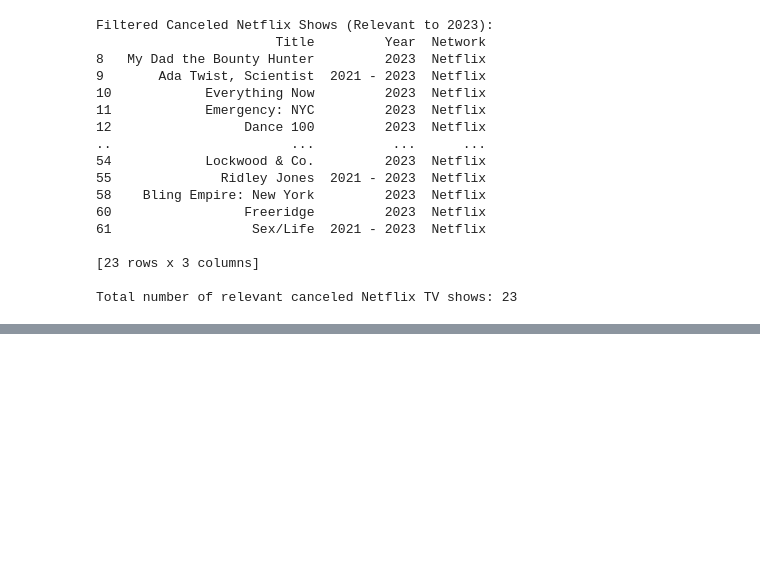
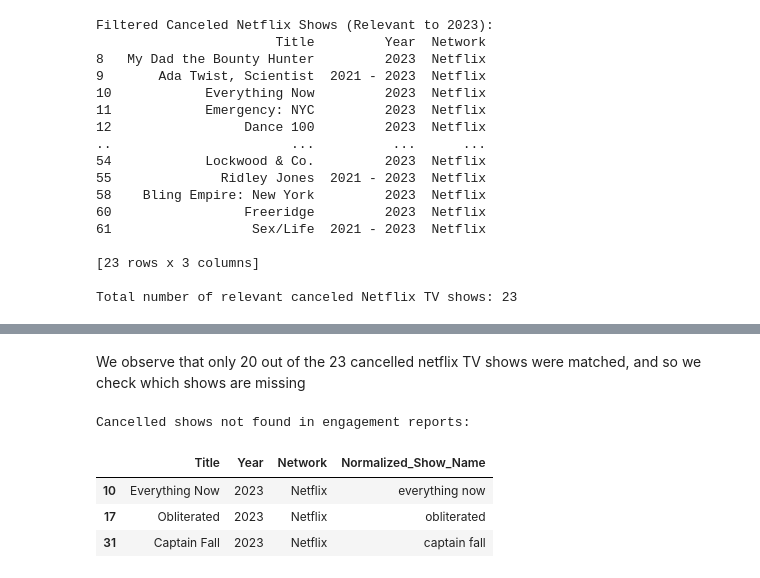
Before and after one commit to einavrobyncohen/DW64, a Jupyter notebook: notebooks/initial_analysis.ipynb, the cells around one changed output, grey strips where cells are left out. Cells and saved outputs as stored; diff of their text form; code cells hidden in the pictures; blank space fills up the shorter version.

```diff
--- a/notebooks/initial_analysis.ipynb
+++ b/notebooks/initial_analysis.ipynb
@@ -528,3 +560,20 @@ non_cancelled_shows_hoursviewed = non_cancelled_shows_hoursviewed.rename(
+# %% [markdown]
+We observe that only 20 out of the 23 cancelled netflix TV shows were matched, and so we check which shows are missing
+# %%
+#Find shows from the cancelled dataset that weren't located in the engagement dataset
+unmatched_cancelled_shows = filtered_cancelled_shows[
+    ~filtered_cancelled_shows['Normalized_Show_Name'].isin(merged_cancelled['Normalized_Show_Name'])
+]
+
+#Print the unmatched shows -- cancelled shows that we werent able to match in the merged engagement report dataset
+print("Cancelled shows not found in engagement reports:")
+unmatched_cancelled_shows
+# %% [output]
+Cancelled shows not found in engagement reports:
+|  | Title | Year | Network | Normalized_Show_Name |
+| 10 | Everything Now | 2023 | Netflix | everything now |
+| 17 | Obliterated | 2023 | Netflix | obliterated |
+| 31 | Captain Fall | 2023 | Netflix | captain fall |
 # %% [markdown]
 Observation: the following TV shows only appear in Jul-Dec (H2), not in Jan-Jun (H1):
 1. Everything Now
```
Also changed, not shown: parts of 17 cells of this notebook, 2 other files.
